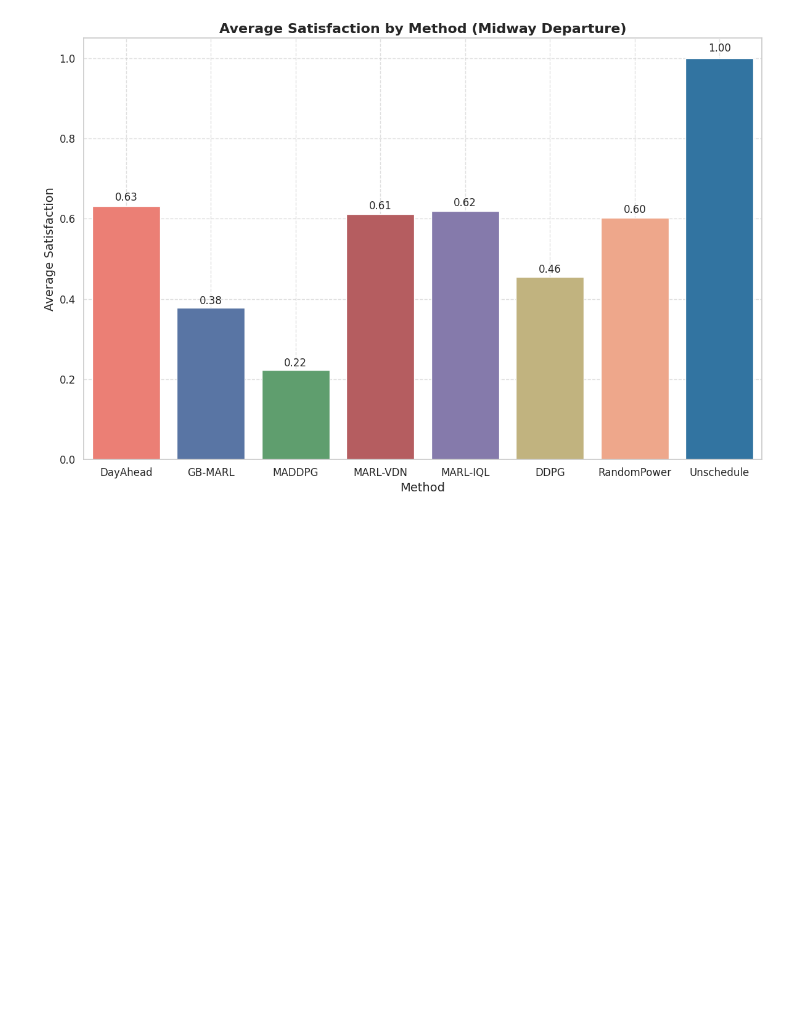
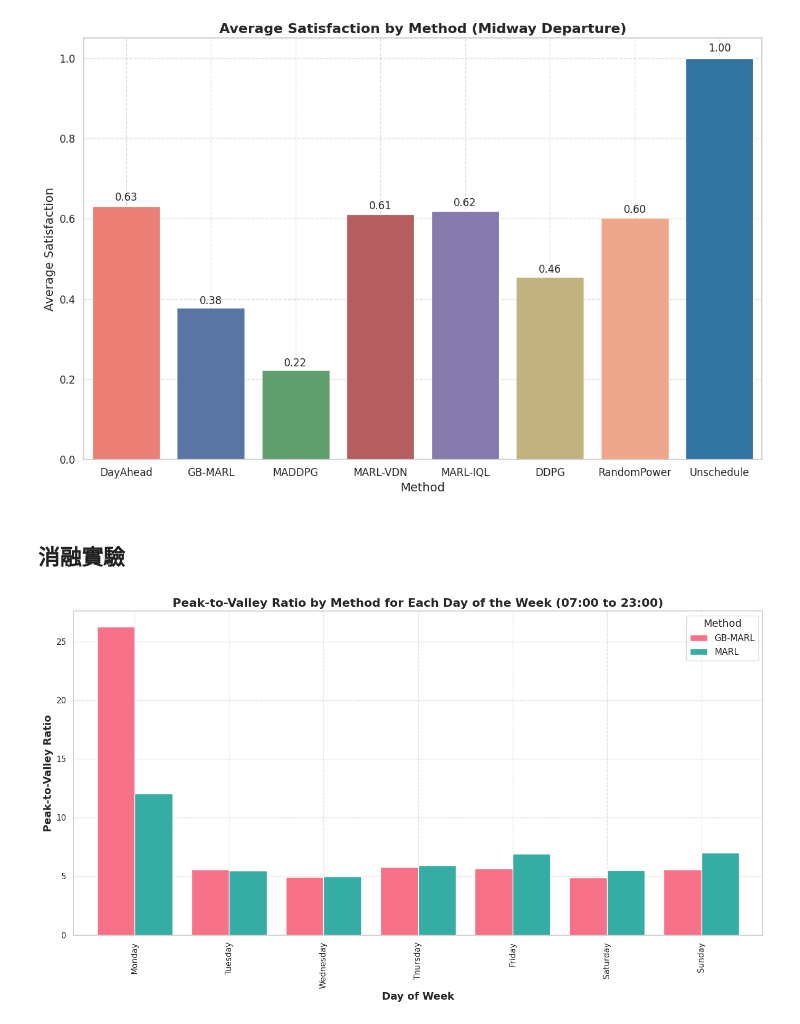
Before and after one commit to carlwang49/MY_WORK, a Jupyter notebook: Evaluation.ipynb, the cells around one changed output. Saved outputs shown, nothing was run; the diff lists cells and outputs as text; code cells hidden in the pictures; blank space fills up the shorter version.

```diff
--- a/Evaluation.ipynb
+++ b/Evaluation.ipynb
@@ -474,3 +422,81 @@ plt.show()
 plt.show()
 # %% [output]
 [figure]
+# %% [markdown]
+## 消融實驗
+# %%
+
+start_time = datetime.strptime('07:00:00', '%H:%M:%S').time()
+end_time = datetime.strptime('23:00:00', '%H:%M:%S').time()
+
+# compare peak-to-valley ratio for each method
+methods_files = {
+    'GB-MARL': GB_MARL_building_file,
+    'MARL': MADDPG_building_file,
+}
+
+# calculate daily load and peak-to-valley ratio
+def calculate_daily_load_and_pvr(df):
+    df['current_time'] = pd.to_datetime(df['current_time'])
+    df['date'] = df['current_time'].dt.date
+    df['day_of_week'] = df['current_time'].dt.day_name()
+
+    # filter data by date range
+    df = df[(df['current_time'] >= start_datetime) & (df['current_time'] <= end_datetime)]
+
+    avg_load = {day: [] for day in df['day_of_week'].unique()}
+    pvr = {day: [] for day in df['day_of_week'].unique()}
+
+    for day in df['day_of_week'].unique():
+        df_day = df[df['day_of_week'] == day]
+        df_day_time_filtered = df_day[(df_day['current_time'].dt.time >= start_time) & (df_day['current_time'].dt.time <= end_time)]
+
+        if not df_day_time_filtered.empty:
+            avg_load[day].append(df_day_time_filtered['total_load'].mean())
+            peak_load = df_day_time_filtered['total_load'].max()
+            valley_load = df_day_time_filtered['total_load'].min()
+            pvr[day].append(peak_load / valley_load if valley_load > 0 else None)
+
+    avg_load = {day: sum(values)/len(values) for day, values in avg_load.items() if values}
+    pvr = {day: sum(values)/len(values) for day, values in pvr.items() if values}
+
+    return avg_load, pvr
+
+# calculate daily load and peak-to-valley ratio for each method
+all_avg_load = {}
+all_pvr = {}
+for method_name, file_path in methods_files.items():
+    df = pd.read_csv(file_path)
+    avg_load, pvr = calculate_daily_load_and_pvr(df)
+    all_avg_load[method_name] = avg_load
+    all_pvr[method_name] = pvr
+
+# create dataframes
+pvr_df = pd.DataFrame(all_pvr)
+
+# reorder days of the week
+day_order = ['Monday', 'Tuesday', 'Wednesday', 'Thursday', 'Friday', 'Saturday', 'Sunday']
+pvr_df = pvr_df.reindex(day_order)
+
+# set plot style
+sns.set(style="whitegrid")
+
+# define colors
+colors = sns.color_palette("husl", len(methods_files))
+
+# plot peak-to-valley ratio bar chart
+fig, ax = plt.subplots(figsize=(14, 8))
+
+# plot bar chart
+pvr_df.plot(kind='bar', ax=ax, color=colors, width=0.8)
+ax.set_xlabel('Day of Week', fontsize=14, fontweight='bold')
+ax.set_ylabel('Peak-to-Valley Ratio', fontsize=14, fontweight='bold')
+ax.set_title('Peak-to-Valley Ratio by Method for Each Day of the Week (07:00 to 23:00)', fontsize=16, fontweight='bold')
+ax.legend(title='Method', fontsize=12, title_fontsize=14)
+ax.grid(True, linestyle='--', alpha=0.6)
+
+# display peak-to-valley ratio on top of each bar
+plt.tight_layout()
+plt.show()
+# %% [output]
+[figure, added]
```
Also changed, not shown: parts of 6 cells of this notebook, 4 other files.
